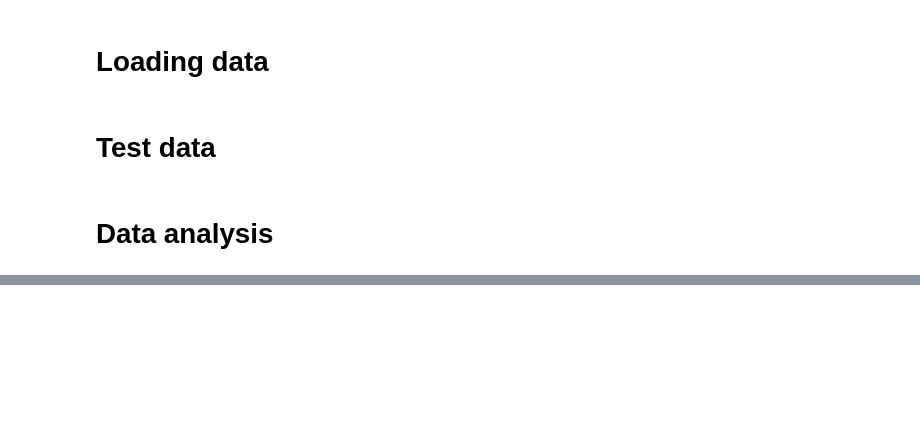
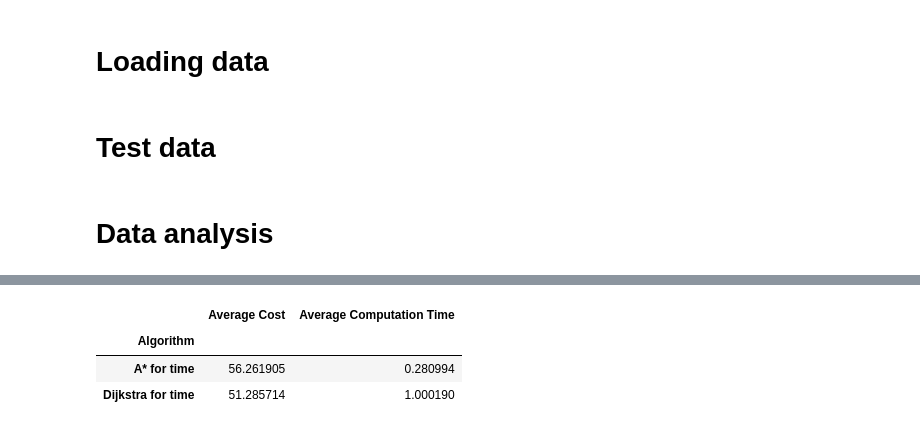
Before and after one commit to M4tth3wG/AI_KE, a Jupyter notebook: Lista_1/report.ipynb, the cells around one changed output, grey strips where cells are left out. Drawn from its saved outputs; the diff is of its cells as text; code cells hidden in the pictures; blank space fills up the shorter version.

```diff
--- a/Lista_1/report.ipynb
+++ b/Lista_1/report.ipynb
@@ -82,0 +97,18 @@ pivoted_time_optimization_statistics
+# %%
+average_cost_per_algorithm_time_optimization = pivoted_time_optimization_statistics['Cost'].mean()
+
+# Calculate average for computation time per algorithm
+average_computation_time_per_algorithm_time_optimization = pivoted_time_optimization_statistics['Computation time'].mean()
+
+# Create a new DataFrame to store the averages
+average_statistics_time_optimization = pandas.DataFrame({
+    'Average Cost': average_cost_per_algorithm_time_optimization,
+    'Average Computation Time': average_computation_time_per_algorithm_time_optimization
+})
+
+average_statistics_time_optimization
+# %% [output]
+|  | Average Cost | Average Computation Time |
+| Algorithm |  |  |
+| A* for time | 56.261905 | 0.280994 |
+| Dijkstra for time | 51.285714 | 1.000190 |
```
Also changed, not shown: parts of 4 cells of this notebook.
